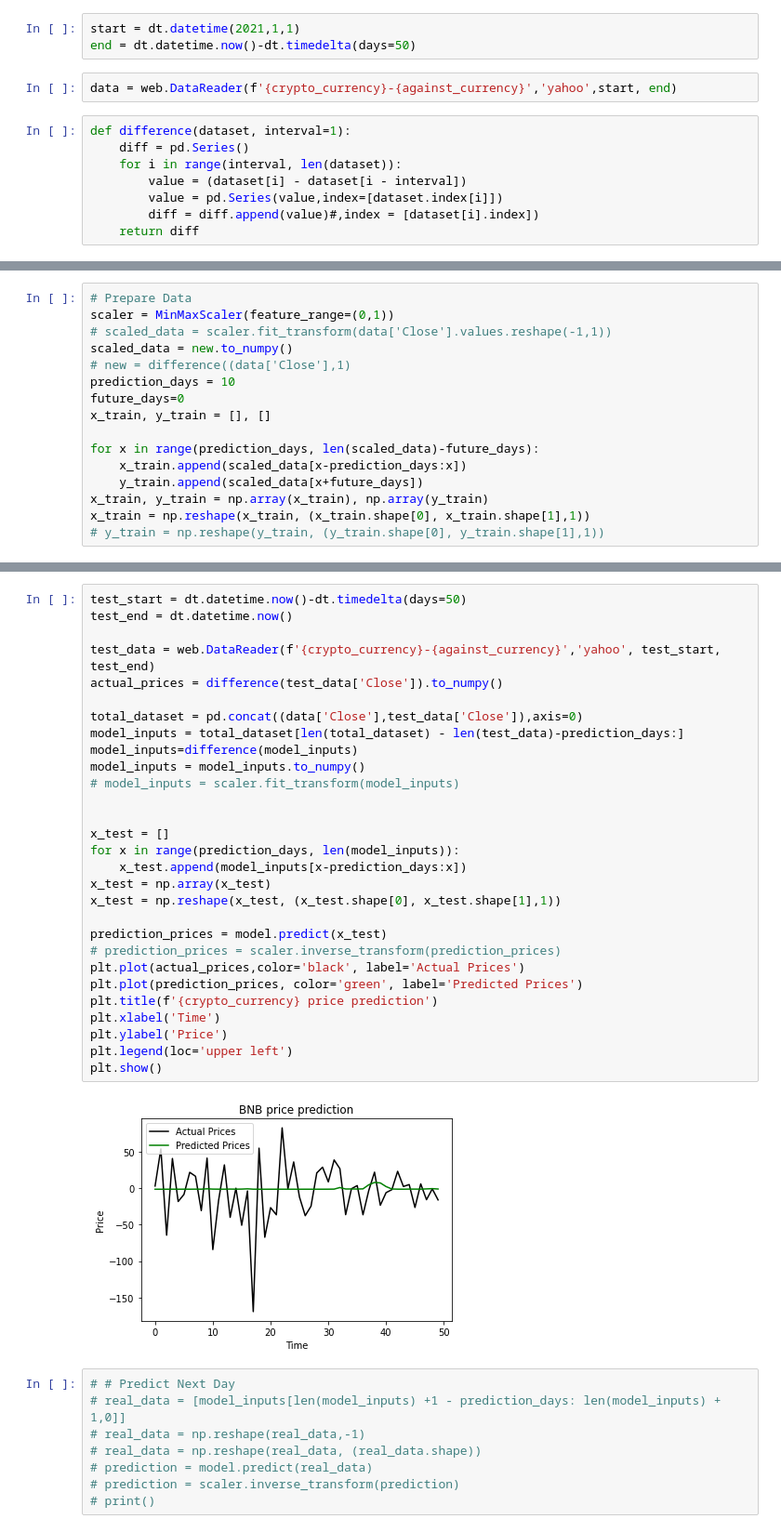
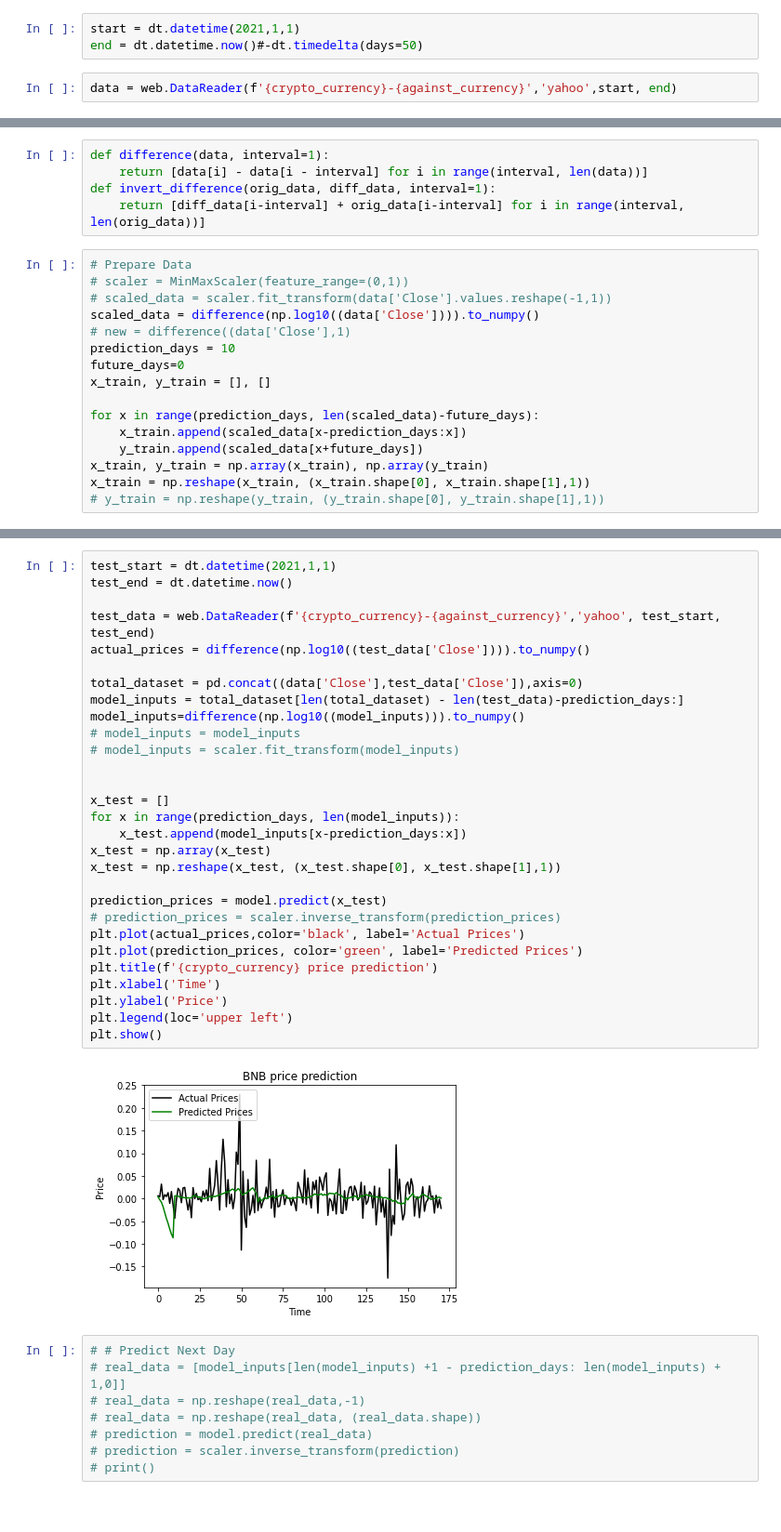
Before and after one commit to akhil14shukla/Crypto-Prediction, a Jupyter notebook: Crypto_2.ipynb, the cells around one changed output, grey strips where cells are left out. Shown at 93% size. Saved outputs shown, nothing was run; the diff lists cells and outputs as text.

```diff
--- a/Crypto_2.ipynb
+++ b/Crypto_2.ipynb
@@ -13,14 +13,6 @@ crypto_currency = 'BNB'
 against_currency ='USD'
 # %%
 start = dt.datetime(2021,1,1)
-end = dt.datetime.now()-dt.timedelta(days=50)
+end = dt.datetime.now()#-dt.timedelta(days=50)
 # %%
 data = web.DataReader(f'{crypto_currency}-{against_currency}','yahoo',start, end)
-# %%
-def difference(dataset, interval=1):
-	diff = pd.Series()
-	for i in range(interval, len(dataset)):
-		value = (dataset[i] - dataset[i - interval])
-		value = pd.Series(value,index=[dataset.index[i]])
-		diff = diff.append(value)#,index = [dataset[i].index])
-	return diff
@@ -43,8 +19,13 @@ Length: 141, dtype: float64
+# %%
+def difference(data, interval=1):
+	return [data[i] - data[i - interval] for i in range(interval, len(data))]
+def invert_difference(orig_data, diff_data, interval=1):
+	return [diff_data[i-interval] + orig_data[i-interval] for i in range(interval, len(orig_data))]
 # %%
 # Prepare Data
-scaler = MinMaxScaler(feature_range=(0,1))
+# scaler = MinMaxScaler(feature_range=(0,1))
 # scaled_data = scaler.fit_transform(data['Close'].values.reshape(-1,1))
-scaled_data = new.to_numpy()
+scaled_data = difference(np.log10((data['Close']))).to_numpy()
 # new = difference((data['Close'],1)
 prediction_days = 10
 future_days=0
@@ -93,35 +74,35 @@ Epoch 25/25
 <tensorflow.python.keras.callbacks.History at 0x...>
 # %%
-test_start = dt.datetime.now()-dt.timedelta(days=50)
+test_start = dt.datetime(2021,1,1)
 test_end = dt.datetime.now()
 
 test_data = web.DataReader(f'{crypto_currency}-{against_currency}','yahoo', test_start, test_end)
-actual_prices = difference(test_data['Close']).to_numpy()
+actual_prices = difference(np.log10((test_data['Close']))).to_numpy()
 
 total_dataset = pd.concat((data['Close'],test_data['Close']),axis=0)
 model_inputs = total_dataset[len(total_dataset) - len(test_data)-prediction_days:]
-model_inputs=difference(model_inputs)
-model_inputs = model_inputs.to_numpy()
+model_inputs=difference(np.log10((model_inputs))).to_numpy()
+# model_inputs = model_inputs
 # model_inputs = scaler.fit_transform(model_inputs)
 
 
 x_test = []
 for x in range(prediction_days, len(model_inputs)):
     x_test.append(model_inputs[x-prediction_days:x])
 x_test = np.array(x_test)
 x_test = np.reshape(x_test, (x_test.shape[0], x_test.shape[1],1))
 
 prediction_prices = model.predict(x_test)
 # prediction_prices = scaler.inverse_transform(prediction_prices)
 plt.plot(actual_prices,color='black', label='Actual Prices')
 plt.plot(prediction_prices, color='green', label='Predicted Prices')
 plt.title(f'{crypto_currency} price prediction')
 plt.xlabel('Time')
 plt.ylabel('Price')
 plt.legend(loc='upper left')
 plt.show()
 # %% [output]
-[figure, old version]
+[figure, new version]
 # %%
 # # Predict Next Day
 # real_data = [model_inputs[len(model_inputs) +1 - prediction_days: len(model_inputs) + 1,0]]
```
Also changed, not shown: parts of 8 cells of this notebook.
